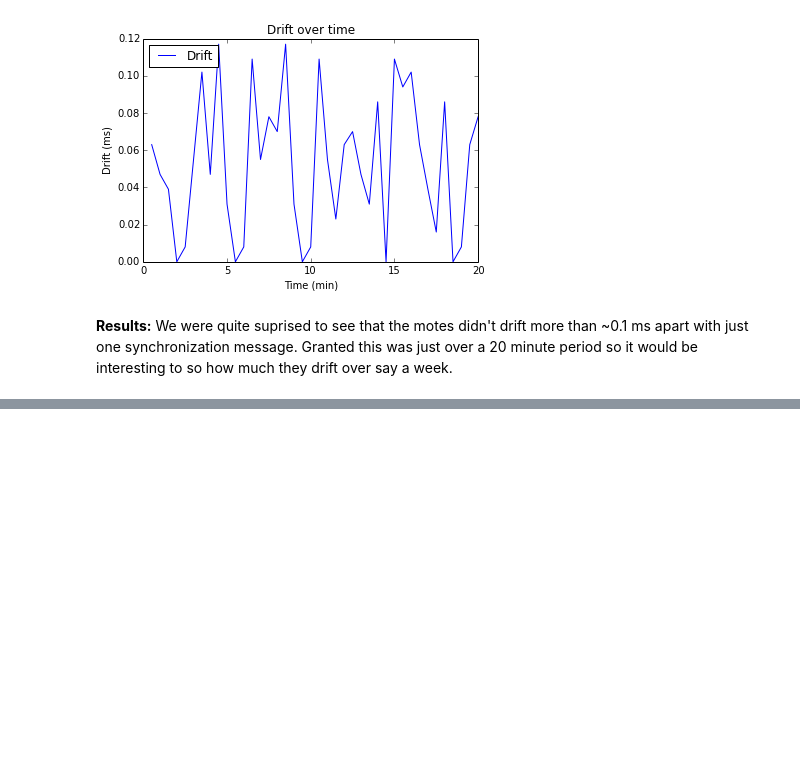
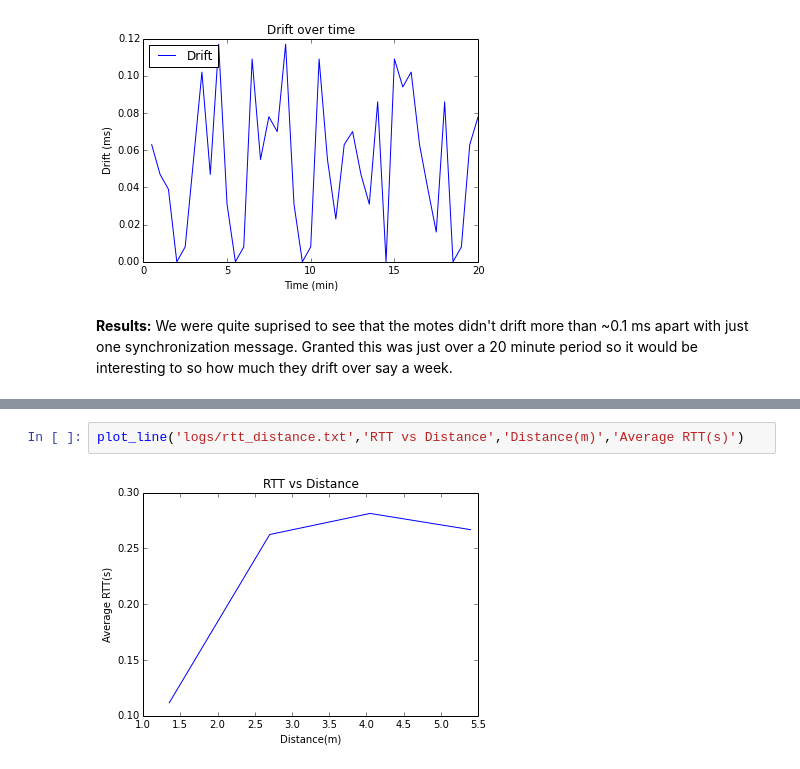
Before and after one commit to DrThyme/TWAMP-Measurement-IoT, a Jupyter notebook: experiments/Experiments_Presentation.ipynb, the cells around one changed output, grey strips where cells are left out. Cells and saved outputs as stored; diff of their text form; blank space fills up the shorter version.

```diff
--- a/experiments/Experiments_Presentation.ipynb
+++ b/experiments/Experiments_Presentation.ipynb
@@ -203,0 +273,4 @@ plot_drift('logs/drift20m.txt')
+# %%
+plot_line('logs/rtt_distance.txt','RTT vs Distance','Distance(m)','Average RTT(s)')
+# %% [output]
+[figure, added]
```
Also changed, not shown: parts of 15 cells of this notebook, 9 other files.
